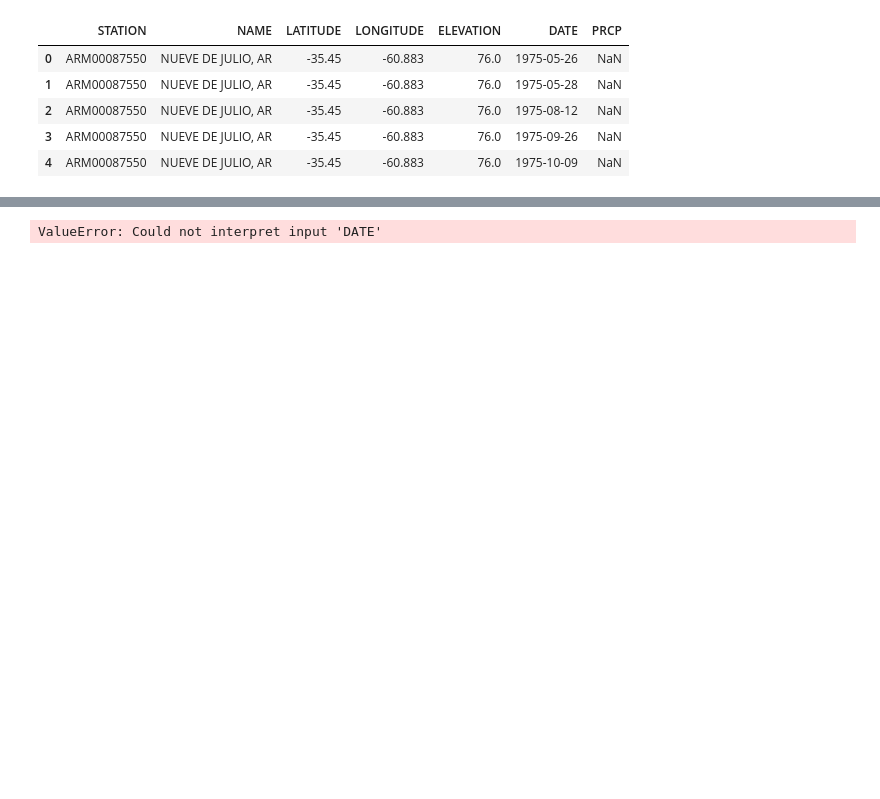
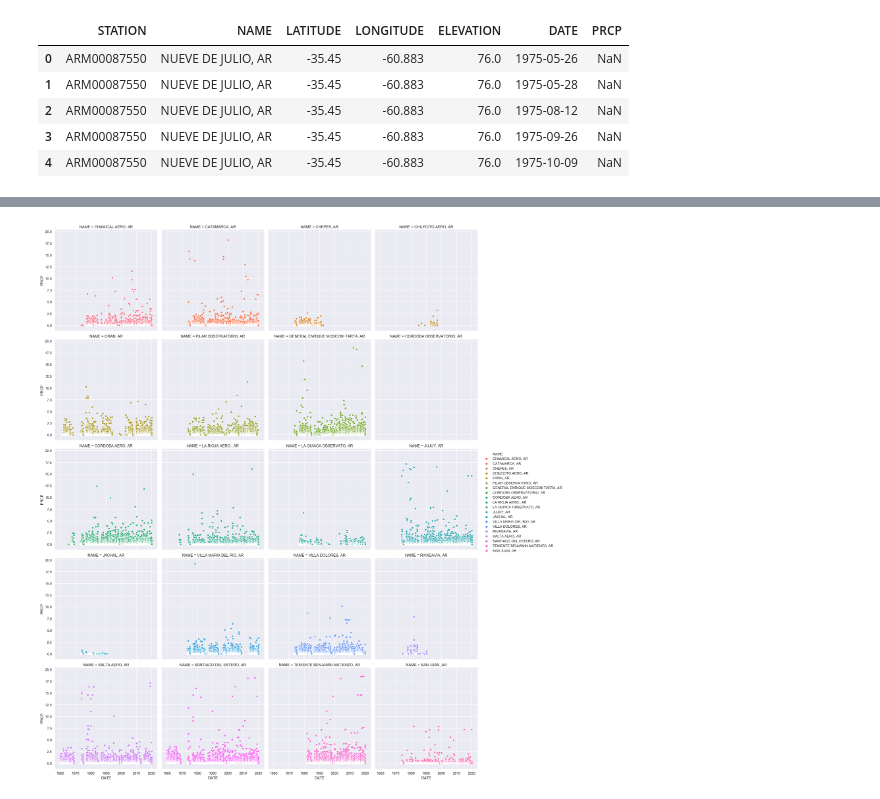
Before and after one commit to lambdaclass/finance_playground, a Jupyter notebook: notebooks/metadata-2020/rain-forecast/rain-forecast.ipynb, the cells around one changed output, grey strips where cells are left out. Saved outputs shown, nothing was run; the diff lists cells and outputs as text; code cells hidden in the pictures; blank space fills up the shorter version.

```diff
--- a/notebooks/metadata-2020/rain-forecast/rain-forecast.ipynb
+++ b/notebooks/metadata-2020/rain-forecast/rain-forecast.ipynb
@@ -377,6 +388,6 @@ IsADirectoryError: [Errno 21] Is a directory: 'data/GHCN-daily/.ipynb_checkpoint
 # %%
-precipitacion_diaria = pd.read_csv('data/GHCN-daily/precipitation_ar.csv', parse_dates=['DATE'])
-precipitacion_diaria.head()
+daily_precipitation = pd.read_csv('data/GHCN-daily/precipitation_ar.csv', parse_dates=['DATE'])
+daily_precipitation.head()
 # %% [output]
 |  | STATION | NAME | LATITUDE | LONGITUDE | ELEVATION | DATE | PRCP |
 | 0 | ARM00087550 | NUEVE DE JULIO, AR | -35.45 | -60.883 | 76.0 | 1975-05-26 | NaN |
@@ -385,7 +396,7 @@ precipitacion_diaria.head()
 | 3 | ARM00087550 | NUEVE DE JULIO, AR | -35.45 | -60.883 | 76.0 | 1975-09-26 | NaN |
 | 4 | ARM00087550 | NUEVE DE JULIO, AR | -35.45 | -60.883 | 76.0 | 1975-10-09 | NaN |
 # %%
-precipitacion_diaria.set_index('DATE', inplace=True)
+daily_precipitation.set_index('DATE', inplace=True)
 # %%
 import folium
 # %%
@@ -402,4 +413,4 @@ m
 # %% [output]
 [interactive output not drawn]
 # %%
-estaciones_noa = precipitacion_diaria.query('LATITUDE > -32 & LONGITUDE < -62')
+noa_stations = daily_precipitation.query('LATITUDE > -32 & LONGITUDE < -62')
@@ -423,5 +434,5 @@ estaciones_noa
 # %%
-sns.relplot(x='DATE', y='PRCP', col='NAME', hue='NAME', col_wrap=4, data=estaciones_noa);
+sns.relplot(x='DATE', y='PRCP', col='NAME', hue='NAME', col_wrap=4, data=noa_stations.reset_index());
 # %% [output]
-ValueError: Could not interpret input 'DATE'
+[figure, added]
 # %%
```
Also changed, not shown: parts of 61 cells of this notebook.
